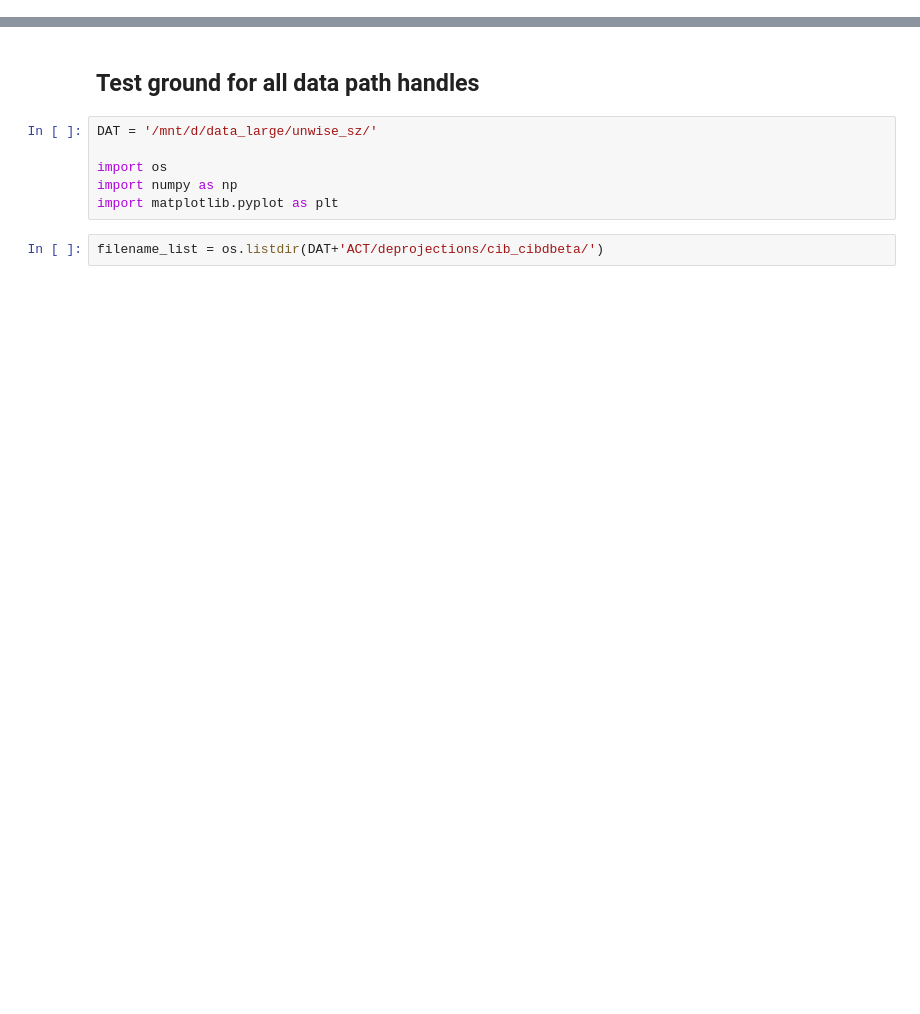
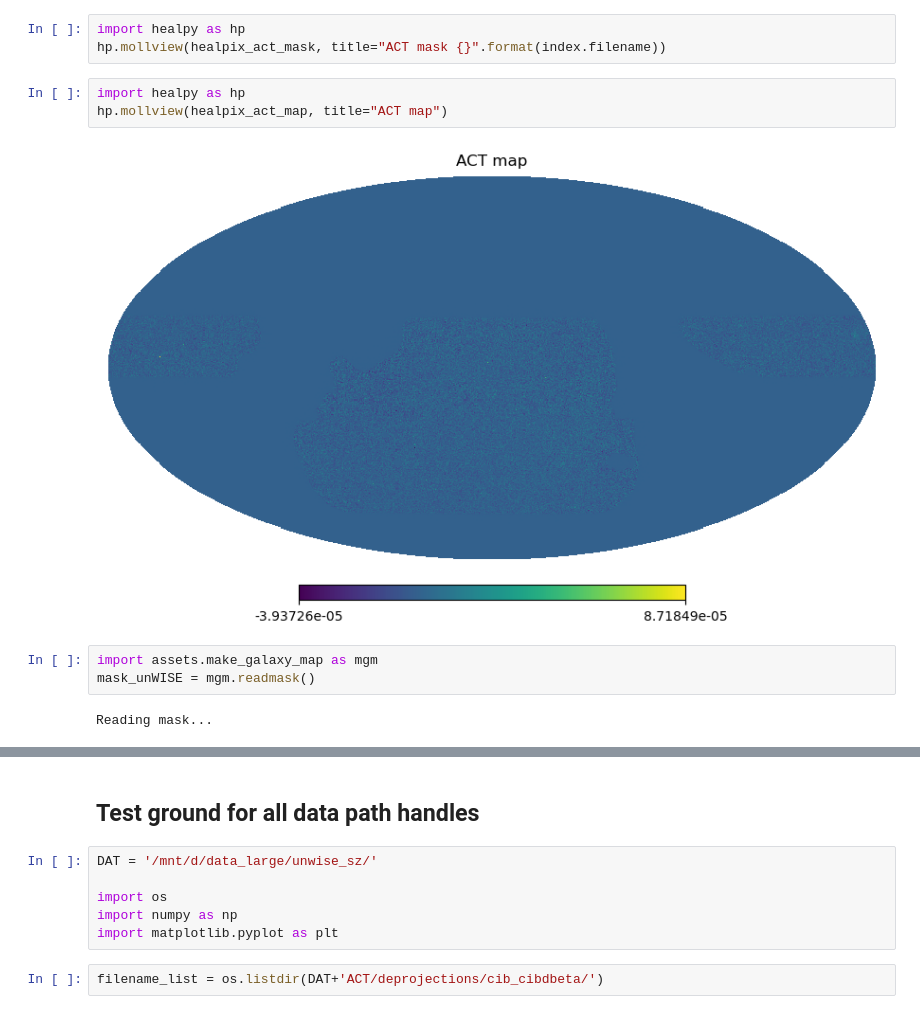
Before and after one commit to Zguandi/unWISE_SZ, a Jupyter notebook: act_sample.ipynb, the cells around one changed output, grey strips where cells are left out. Drawn from its saved outputs; the diff is of its cells as text; blank space fills up the shorter version.

```diff
--- a/act_sample.ipynb
+++ b/act_sample.ipynb
@@ -0,0 +101,13 @@
+# %%
+import healpy as hp
+hp.mollview(healpix_act_mask, title="ACT mask {}".format(index.filename))
+# %%
+import healpy as hp
+hp.mollview(healpix_act_map, title="ACT map")
+# %% [output]
+[figure, added]
+# %%
+import assets.make_galaxy_map as mgm
+mask_unWISE = mgm.readmask()
+# %% [output]
+Reading mask...
```
Also changed, not shown: parts of 13 cells of this notebook, 8 other files.
